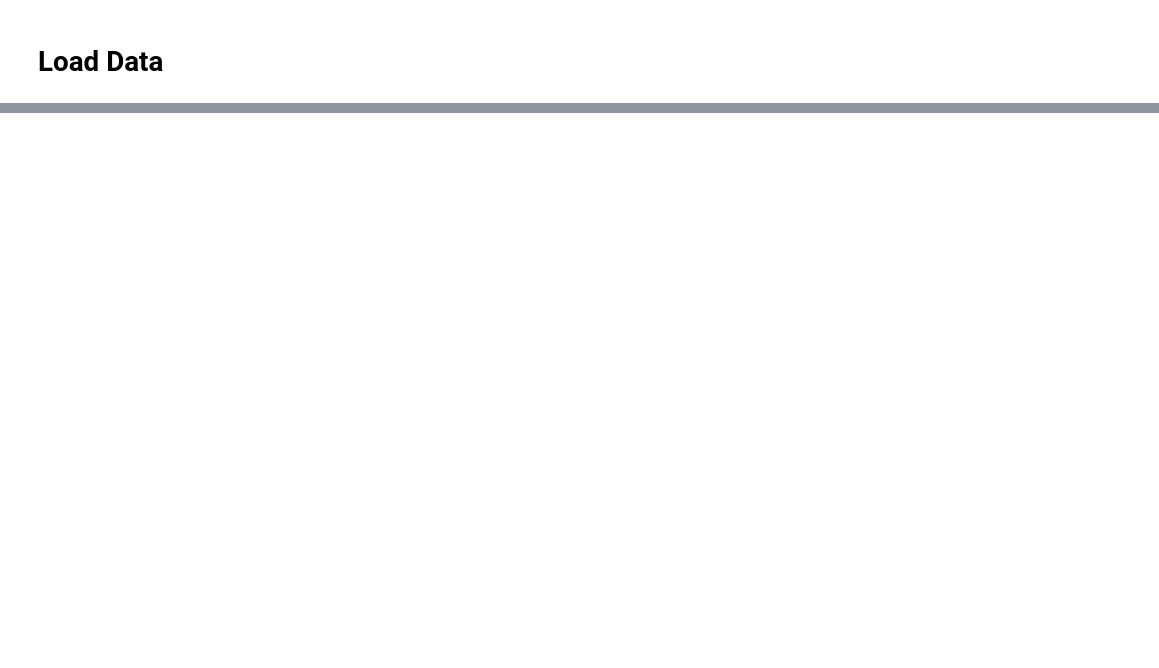
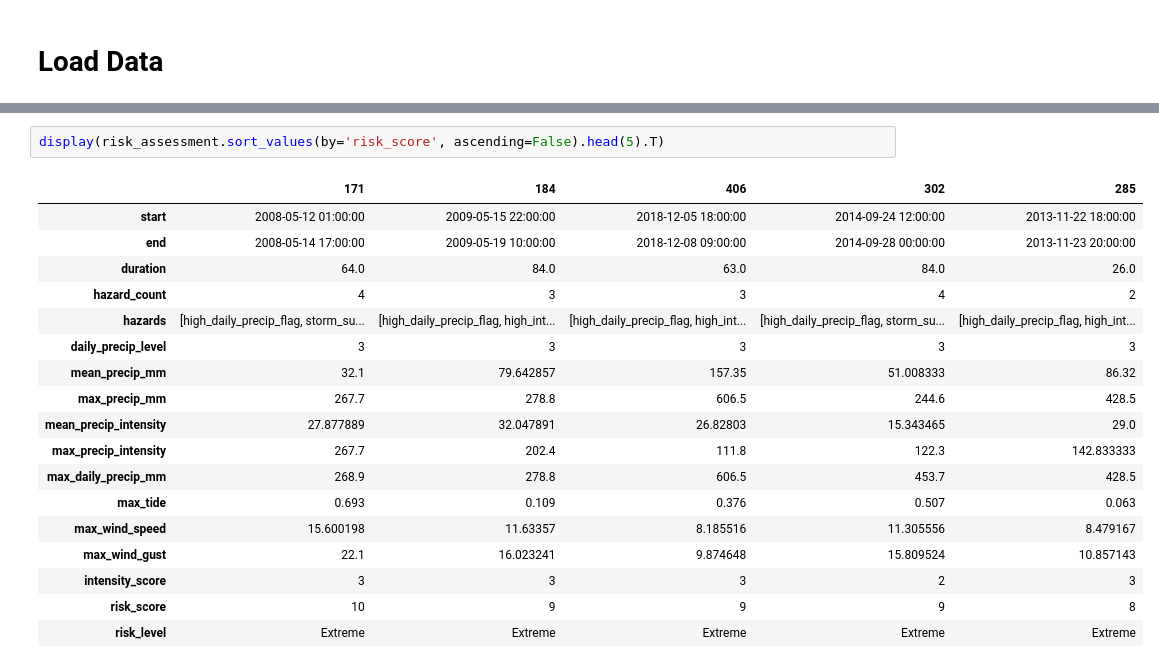
Before and after one commit to eugpoon/casi, a Jupyter notebook: floods_hourly.ipynb, the cells around one changed output, grey strips where cells are left out. Cells and saved outputs as stored; diff of their text form; blank space fills up the shorter version.

```diff
--- a/floods_hourly.ipynb
+++ b/floods_hourly.ipynb
@@ -451,3 +413,24 @@ Events by risk level:
+# %%
+display(risk_assessment.sort_values(by='risk_score', ascending=False).head(5).T)
+# %% [output]
+|  | 171 | 184 | 406 | 302 | 285 |
+| start | 2008-05-12 01:00:00 | 2009-05-15 22:00:00 | 2018-12-05 18:00:00 | 2014-09-24 12:00:00 | 2013-11-22 18:00:00 |
+| end | 2008-05-14 17:00:00 | 2009-05-19 10:00:00 | 2018-12-08 09:00:00 | 2014-09-28 00:00:00 | 2013-11-23 20:00:00 |
+| duration | 64.0 | 84.0 | 63.0 | 84.0 | 26.0 |
+| hazard_count | 4 | 3 | 3 | 4 | 2 |
+| hazards | [high_daily_precip_flag, storm_su... | [high_daily_precip_flag, high_int... | [high_daily_precip_flag, high_int... | [high_daily_precip_flag, storm_su... | [high_daily_precip_flag, high_int... |
+| daily_precip_level | 3 | 3 | 3 | 3 | 3 |
+| mean_precip_mm | 32.1 | 79.642857 | 157.35 | 51.008333 | 86.32 |
+| max_precip_mm | 267.7 | 278.8 | 606.5 | 244.6 | 428.5 |
+| mean_precip_intensity | 27.877889 | 32.047891 | 26.82803 | 15.343465 | 29.0 |
+| max_precip_intensity | 267.7 | 202.4 | 111.8 | 122.3 | 142.833333 |
+| max_daily_precip_mm | 268.9 | 278.8 | 606.5 | 453.7 | 428.5 |
+| max_tide | 0.693 | 0.109 | 0.376 | 0.507 | 0.063 |
+| max_wind_speed | 15.600198 | 11.63357 | 8.185516 | 11.305556 | 8.479167 |
+| max_wind_gust | 22.1 | 16.023241 | 9.874648 | 15.809524 | 10.857143 |
+| intensity_score | 3 | 3 | 3 | 2 | 3 |
+| risk_score | 10 | 9 | 9 | 9 | 8 |
+| risk_level | Extreme | Extreme | Extreme | Extreme | Extreme |
 # %%
 risk_assessment[risk_assessment.start.dt.year==2016]
 # %% [output]
```
Also changed, not shown: parts of 14 cells of this notebook, 1 other file.
